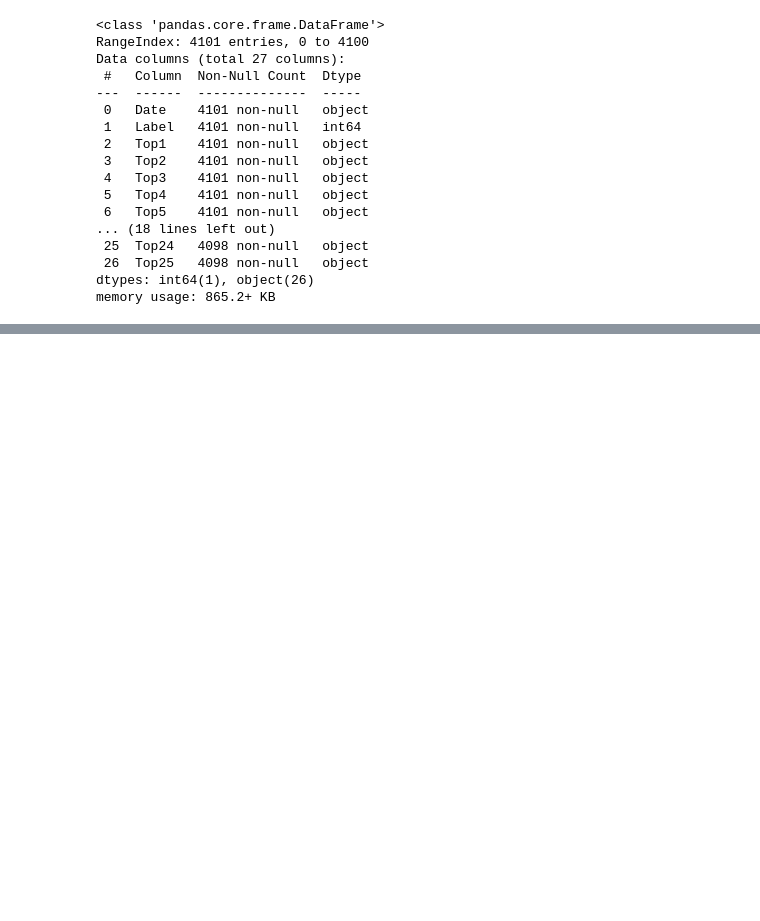
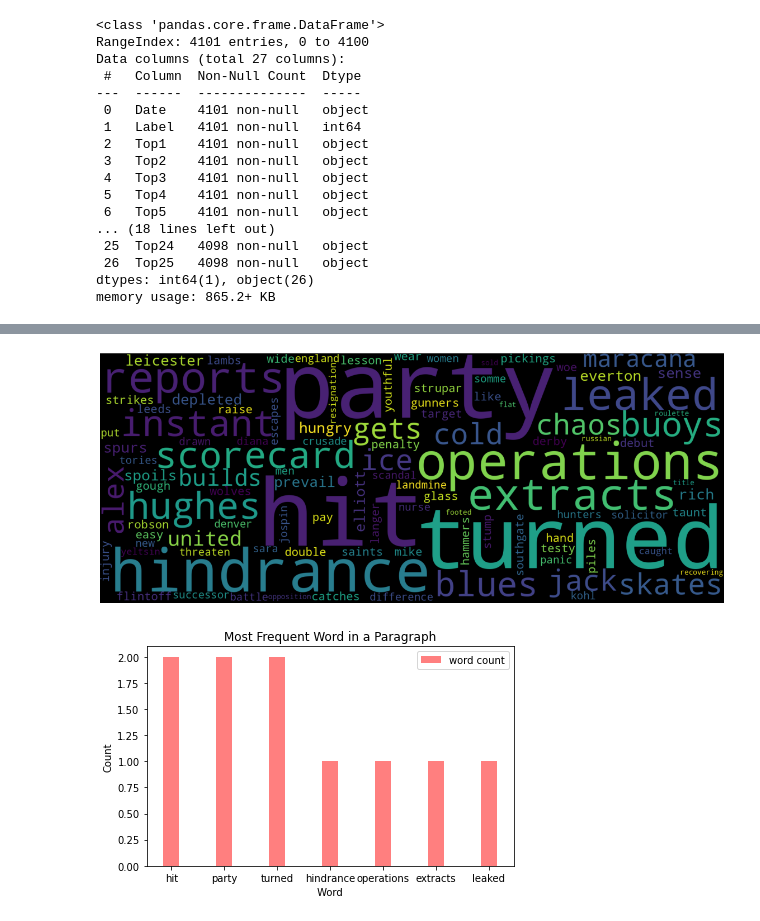
Before and after one commit to nikhilm21/Stock-Sentiment-Analysis-using-News-Headlines, a Jupyter notebook: Stock Sentiment Analysis with News.ipynb, the cells around one changed output, grey strips where cells are left out. Cells and saved outputs as stored; diff of their text form; code cells hidden in the pictures; blank space fills up the shorter version.

```diff
--- a/Stock Sentiment Analysis with News.ipynb
+++ b/Stock Sentiment Analysis with News.ipynb
@@ -88,0 +115,20 @@ Number of Missing values in Top25: 3
+# %%
+# dataset below 01/01/2015 will be considered as training dataset
+train = df[df['Date'] < '20150101']
+
+# and the rest will be taken as testing dataset
+test = df[df['Date'] > '20141231']
+# %%
+# Taking data from training set from column 2 to 27, we are actually ignoring here date and class label
+data = train.iloc[:, 2:27]
+
+
+# apart from a-z and A-Z replace everything else with blank space
+data.replace("[^a-zA-Z]", " ", regex=True, inplace = True)
+
+
+# Making column name  as 1, 2, 3,... for simplicity
+list1 = [i for i in range(25)]
+new_Index = [str(i) for i in list1]
+data.columns = new_Index
+data.head(3)
@@ -88,0 +141,6 @@ Number of Missing values in Top25: 3
+# %%
+# Converting headlines to lower case to avoid any misunderstanding by model
+
+for index in new_Index:
+    data[index] = data[index].str.lower()
+data.head(2)
@@ -88,0 +152,7 @@ Number of Missing values in Top25: 3
+# %%
+# Joining rows to form paragraphs
+
+headlines = []
+
+for row in range(0, len(data.index)):
+    headlines.append(' '.join(str(x) for x in data.iloc[row, 0:25]))
@@ -88,0 +204,6 @@ Number of Missing values in Top25: 3
+# %%
+plot_wordcloud(headlines[0])
+plot_countplot(headlines[0])
+# %% [output]
+[figure, added]
+[figure, added]
```
Also changed, not shown: parts of 11 cells of this notebook, 2 other files.
